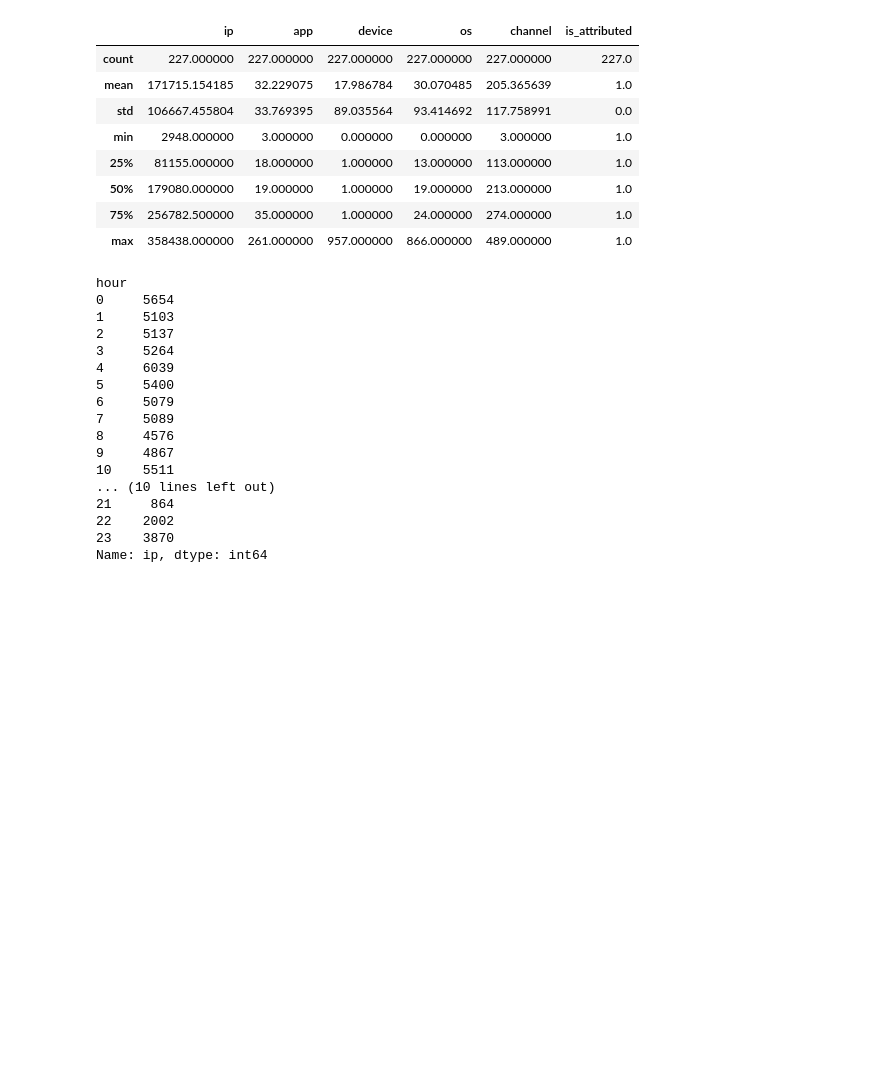
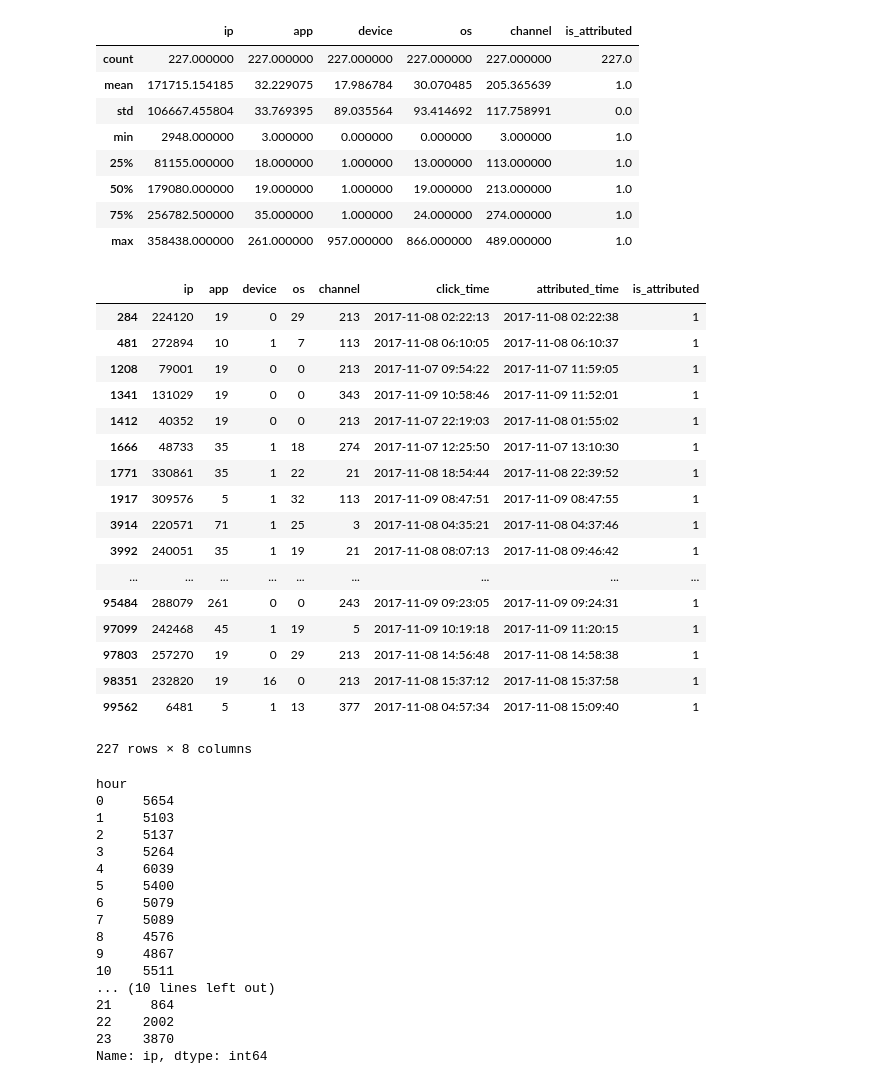
Before and after one commit to cercami/data-science, a Jupyter notebook: kaggle/ClickFraud_detection/ClickFraud.ipynb, the cells around one changed output. Drawn from its saved outputs; the diff is of its cells as text; code cells hidden in the pictures; blank space fills up the shorter version.

```diff
--- a/kaggle/ClickFraud_detection/ClickFraud.ipynb
+++ b/kaggle/ClickFraud_detection/ClickFraud.ipynb
@@ -31,6 +33,27 @@ df[df.is_attributed == 1].describe()
 | 50% | 179080.000000 | 19.000000 | 1.000000 | 19.000000 | 213.000000 | 1.0 |
 | 75% | 256782.500000 | 35.000000 | 1.000000 | 24.000000 | 274.000000 | 1.0 |
 | max | 358438.000000 | 261.000000 | 957.000000 | 866.000000 | 489.000000 | 1.0 |
+# %%
+df.loc[df.is_attributed == 1, ]
+# %% [output]
+|  | ip | app | device | os | channel | click_time | attributed_time | is_attributed |
+| 284 | 224120 | 19 | 0 | 29 | 213 | 2017-11-08 02:22:13 | 2017-11-08 02:22:38 | 1 |
+| 481 | 272894 | 10 | 1 | 7 | 113 | 2017-11-08 06:10:05 | 2017-11-08 06:10:37 | 1 |
+| 1208 | 79001 | 19 | 0 | 0 | 213 | 2017-11-07 09:54:22 | 2017-11-07 11:59:05 | 1 |
+| 1341 | 131029 | 19 | 0 | 0 | 343 | 2017-11-09 10:58:46 | 2017-11-09 11:52:01 | 1 |
+| 1412 | 40352 | 19 | 0 | 0 | 213 | 2017-11-07 22:19:03 | 2017-11-08 01:55:02 | 1 |
+| 1666 | 48733 | 35 | 1 | 18 | 274 | 2017-11-07 12:25:50 | 2017-11-07 13:10:30 | 1 |
+| 1771 | 330861 | 35 | 1 | 22 | 21 | 2017-11-08 18:54:44 | 2017-11-08 22:39:52 | 1 |
+| 1917 | 309576 | 5 | 1 | 32 | 113 | 2017-11-09 08:47:51 | 2017-11-09 08:47:55 | 1 |
+| 3914 | 220571 | 71 | 1 | 25 | 3 | 2017-11-08 04:35:21 | 2017-11-08 04:37:46 | 1 |
+| 3992 | 240051 | 35 | 1 | 19 | 21 | 2017-11-08 08:07:13 | 2017-11-08 09:46:42 | 1 |
+| ... | ... | ... | ... | ... | ... | ... | ... | ... |
+| 95484 | 288079 | 261 | 0 | 0 | 243 | 2017-11-09 09:23:05 | 2017-11-09 09:24:31 | 1 |
+| 97099 | 242468 | 45 | 1 | 19 | 5 | 2017-11-09 10:19:18 | 2017-11-09 11:20:15 | 1 |
+| 97803 | 257270 | 19 | 0 | 29 | 213 | 2017-11-08 14:56:48 | 2017-11-08 14:58:38 | 1 |
+| 98351 | 232820 | 19 | 16 | 0 | 213 | 2017-11-08 15:37:12 | 2017-11-08 15:37:58 | 1 |
+| 99562 | 6481 | 5 | 1 | 13 | 377 | 2017-11-08 04:57:34 | 2017-11-08 15:09:40 | 1 |
+227 rows × 8 columns
 # %%
 df.click_time = pd.to_datetime(df.click_time)
 df['hour'] = df.click_time.apply(lambda x: x.hour)
```
Also changed, not shown: parts of 2 cells of this notebook, 2 other files.
